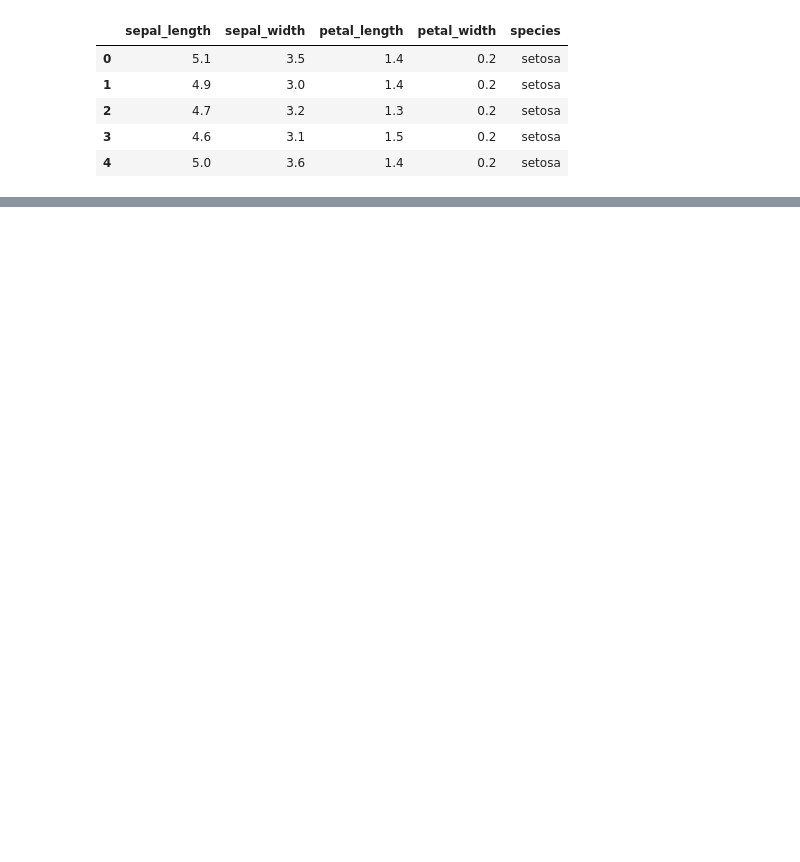
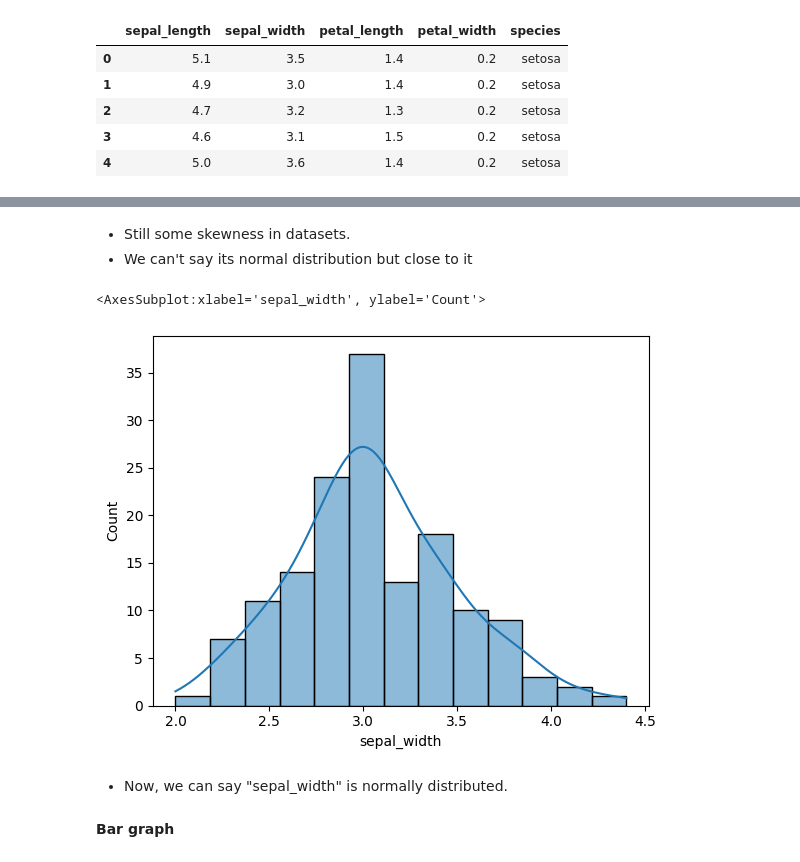
Before and after one commit to bhandariarun/KMC, a Jupyter notebook: week4/day_02/1_lab_statistics.ipynb, the cells around one changed output, grey strips where cells are left out. Cells and saved outputs as stored; diff of their text form; code cells hidden in the pictures; blank space fills up the shorter version.

```diff
--- a/week4/day_02/1_lab_statistics.ipynb
+++ b/week4/day_02/1_lab_statistics.ipynb
@@ -111,0 +86,14 @@ sns.hi
+# %% [markdown]
+- Still some skewness in datasets.
+- We can't say its normal distribution but close to it
+# %%
+# feature: sepal_width
+
+sns.histplot(df_iris['sepal_width'], kde=True)
+# %% [output]
+<AxesSubplot:xlabel='sepal_width', ylabel='Count'>
+[figure, added]
+# %% [markdown]
+- Now, we can say "sepal_width" is normally distributed.
+# %% [markdown]
+**Bar graph**
```
Also changed, not shown: parts of 26 cells of this notebook, 1 other file.
